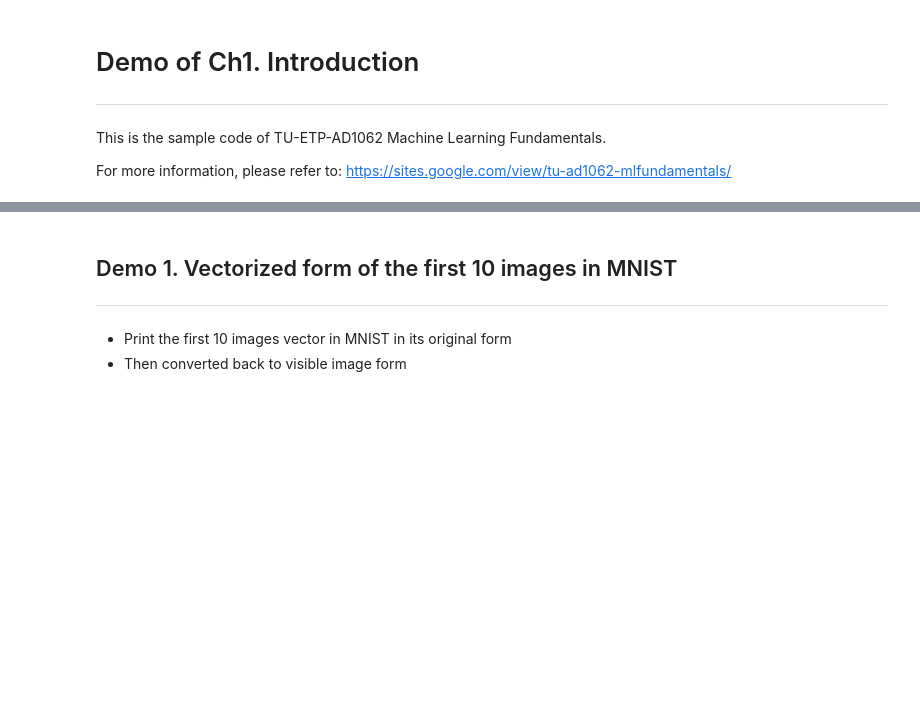
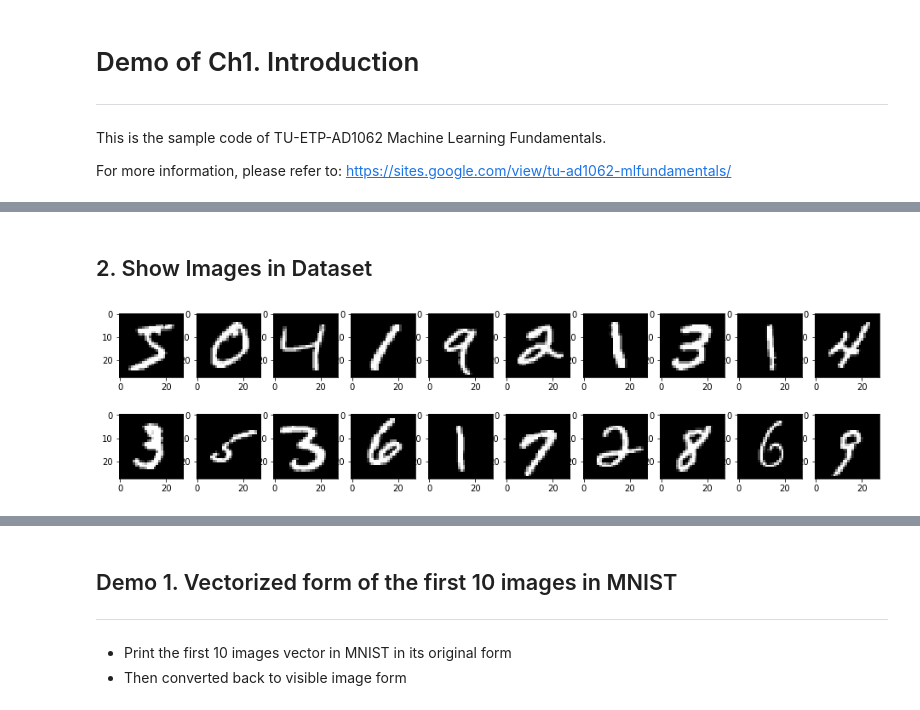
Before and after one commit to jessee-kung/tu-etp-ad1062, a Jupyter notebook: demo_01.ipynb, the cells around one changed output, grey strips where cells are left out. Saved outputs shown, nothing was run; the diff lists cells and outputs as text; code cells hidden in the pictures; blank space fills up the shorter version.

```diff
--- a/demo_01.ipynb
+++ b/demo_01.ipynb
@@ -23,0 +63,9 @@ import matplotlib.image as mpimg
+# %% [markdown]
+## 2. Show Images in Dataset
+# %%
+plt.figure(figsize=(16, 4))
+for i in range(0,20):
+    plt.subplot(2, 10, i+1)
+    plt.imshow(X_train[i,:], cmap='gray')
+# %% [output]
+[figure, added]
```
Also changed, not shown: parts of 14 cells of this notebook.
